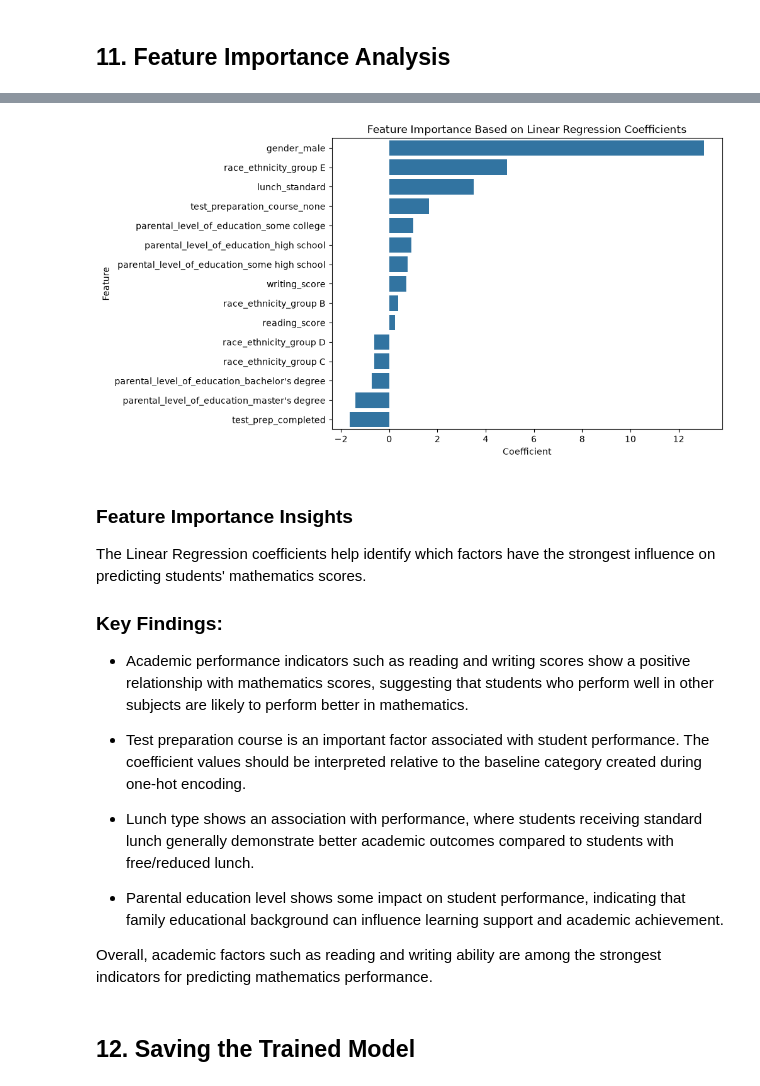
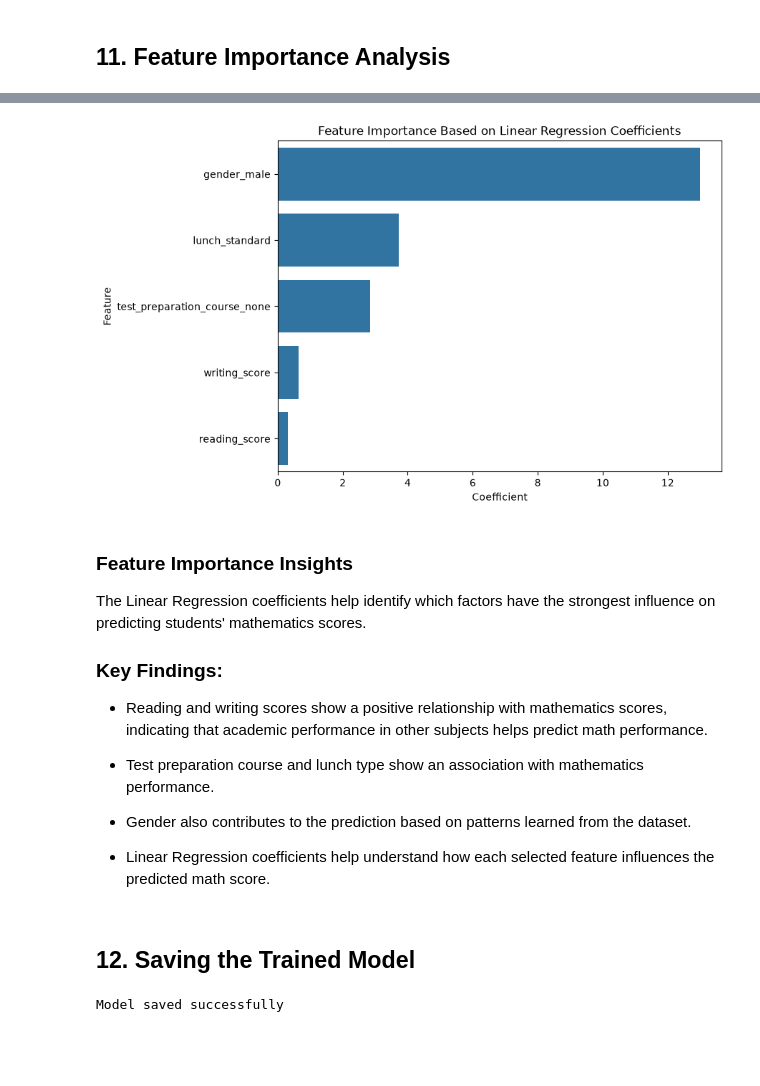
Before and after one commit to Supriyaraj13/AIML-PROJECT-ROLLNO-2302220100190, a Jupyter notebook: Notebook/Student_Performance_Prediction.ipynb, the cells around one changed output, grey strips where cells are left out. Cells and saved outputs as stored; diff of their text form; code cells hidden in the pictures; blank space fills up the shorter version.

Commit message:
Updated notebook, Streamlit app, model and README

```diff
--- a/Notebook/Student_Performance_Prediction.ipynb
+++ b/Notebook/Student_Performance_Prediction.ipynb
@@ -282,6 +282,15 @@ parental_level_of_education
 Length: 2, dtype: str
 ----------------
 # %%
-df_model = df.drop("average_score", axis=1)
+df_model = df.drop(
+    [
+        "average_score",
+        "parental_level_of_education",
+        "race_ethnicity",
+        "test_prep_completed"
+    ],
+    axis=1
+)
+
 df_model.head()
 # %% [output]
@@ -398,0 +397,12 @@ array([76.3879697 , 58.88597004, 76.99026483, 76.85180448, 87.62737816])
+# %%
+feature_importance = pd.DataFrame({
+    "Feature": X.columns,
+    "Coefficient": model.coef_
+})
+
+feature_importance = feature_importance.sort_values(
+    by="Coefficient",
+    ascending=False
+)
+
+feature_importance
@@ -481,17 +499,17 @@ coefficients
 # %%
 plt.figure(figsize=(8,6))
 
 sns.barplot(
-    data=coefficients,
+    data=feature_importance,
     x="Coefficient",
     y="Feature"
 )
 
 plt.title("Feature Importance Based on Linear Regression Coefficients")
 plt.savefig("../Images/feature_importance.png")
 plt.show()
 # %% [output]
-[figure, old version]
+[figure, new version]
 # %% [markdown]
 ### Feature Importance Insights
 
@@ -499,15 +517,13 @@ The Linear Regression coefficients help identify which factors have the stronges
 
 ### Key Findings:
 
-- Academic performance indicators such as reading and writing scores show a positive relationship with mathematics scores, suggesting that students who perform well in other subjects are likely to perform better in mathematics.
+- Reading and writing scores show a positive relationship with mathematics scores, indicating that academic performance in other subjects helps predict math performance.
 
-- Test preparation course is an important factor associated with student performance. The coefficient values should be interpreted relative to the baseline category created during one-hot encoding.
+- Test preparation course and lunch type show an association with mathematics performance.
 
-- Lunch type shows an association with performance, where students receiving standard lunch generally demonstrate better academic outcomes compared to students with free/reduced lunch.
+- Gender also contributes to the prediction based on patterns learned from the dataset.
 
-- Parental education level shows some impact on student performance, indicating that family educational background can influence learning support and academic achievement.
-
-Overall, academic factors such as reading and writing ability are among the strongest indicators for predicting mathematics performance.
+- Linear Regression coefficients help understand how each selected feature influences the predicted math score.
 # %% [markdown]
 ## 12. Saving the Trained Model
 # %%
@@ -515,6 +531,10 @@ import pickle
 
 with open("../student_performance_model.pkl", "wb") as file:
     pickle.dump(model, file)
+
+print("Model saved successfully")
+# %% [output]
+Model saved successfully
 # %% [markdown]
 # Conclusion
 
```
Also changed, not shown: parts of 19 cells of this notebook, 8 other files.
